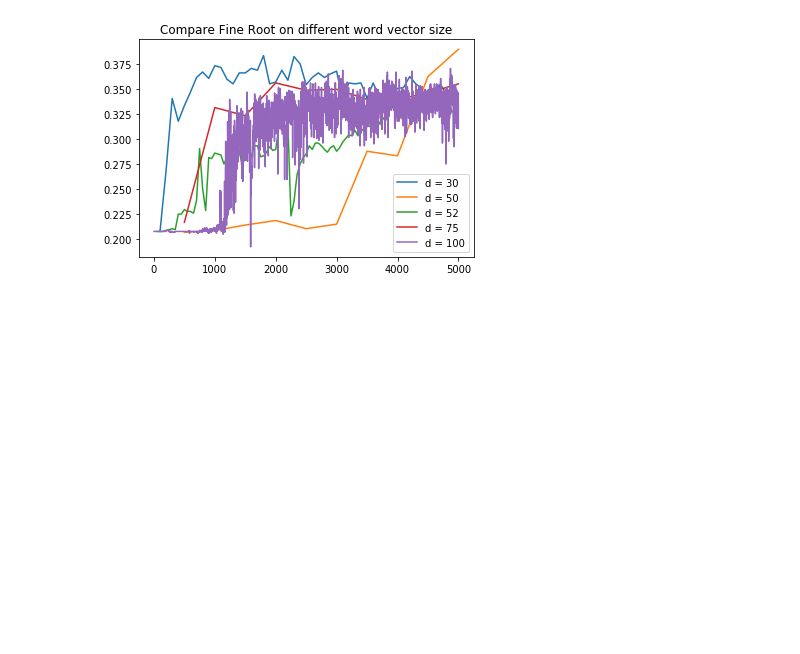
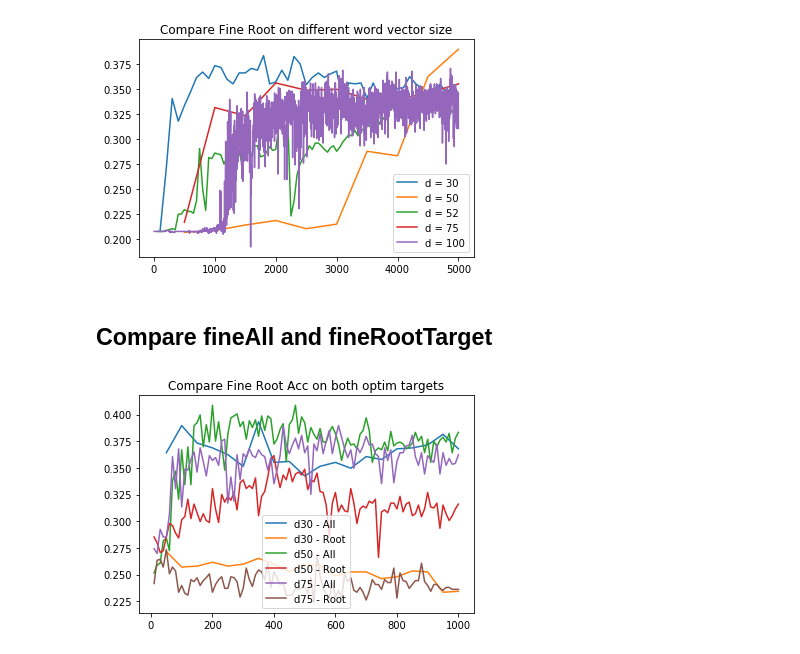
Before and after one commit to JuanPedroGHM/nnPrakSentiment, a Jupyter notebook: notebooks/Plots.ipynb, the cells around one changed output. Saved outputs shown, nothing was run; the diff lists cells and outputs as text; code cells hidden in the pictures; blank space fills up the shorter version.

Commit message:
Added some extra plots

```diff
--- a/notebooks/Plots.ipynb
+++ b/notebooks/Plots.ipynb
@@ -108,3 +72,22 @@ plt.title('Compare Fine Root on different word vector size')
 plt.show()
 # %% [output]
 [figure]
+# %% [markdown]
+## Compare fineAll and fineRootTarget
+# %%
+d30OptimComp = np.genfromtxt('../data/d30OptimComp.csv', delimiter=',')
+d50OptimComp = np.genfromtxt('../data/d50OptimComp.csv', delimiter=',')
+d75OptimComp = np.genfromtxt('../data/d75OptimComp.csv', delimiter=',')
+# %%
+plt.figure()
+plt.plot(d30OptimComp[0], d30OptimComp[2], label='d30 - All')
+plt.plot(d30OptimComp[0], d30OptimComp[4], label='d30 - Root')
+plt.plot(d50OptimComp[0], d50OptimComp[1], label='d50 - All')
+plt.plot(d50OptimComp[0], d50OptimComp[2], label='d50 - Root')
+plt.plot(d75OptimComp[0], d75OptimComp[1], label='d75 - All')
+plt.plot(d75OptimComp[0], d75OptimComp[2], label='d75 - Root')
+plt.legend()
+plt.title('Compare Fine Root Acc on both optim targets')
+plt.show()
+# %% [output]
+[figure, added]
```
Also changed, not shown: parts of 5 cells of this notebook, 1 other file.
